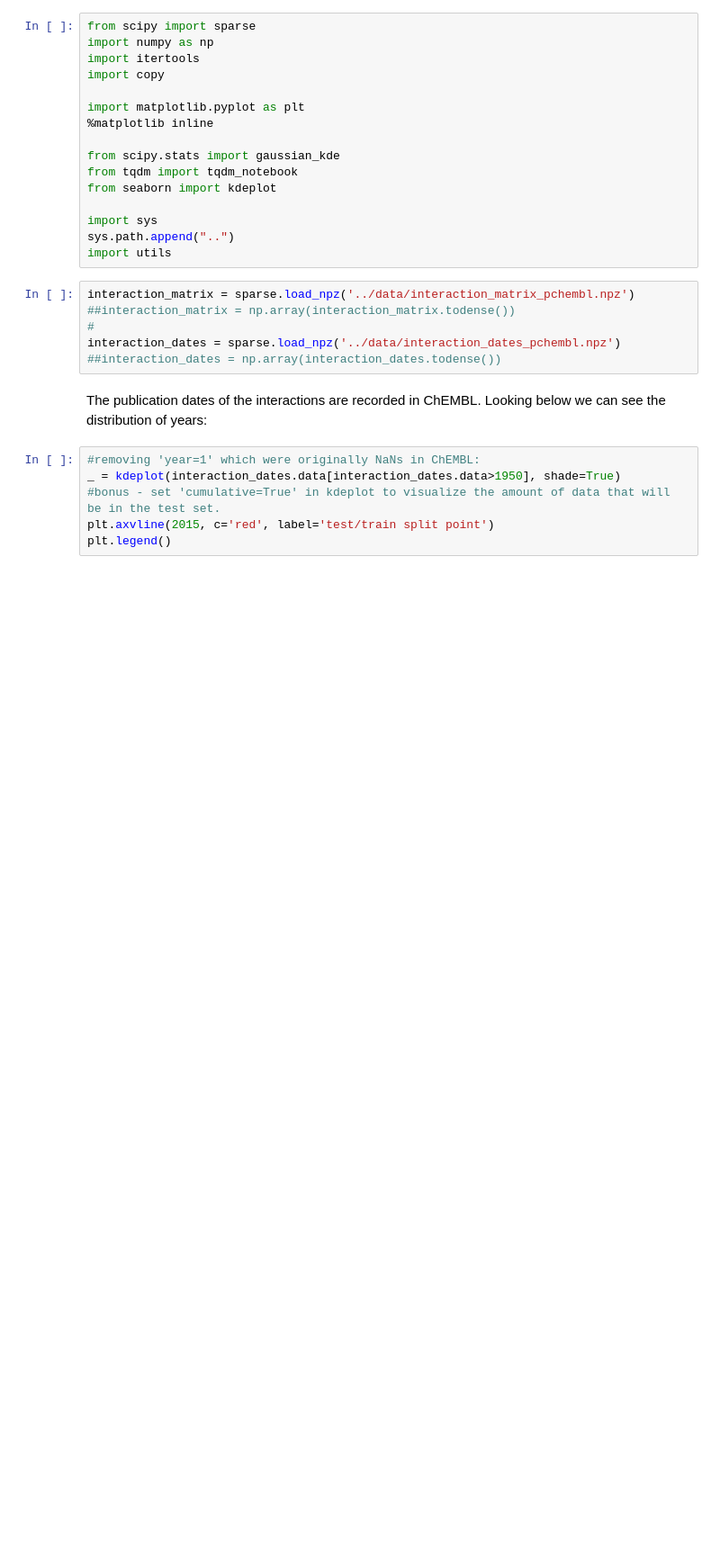
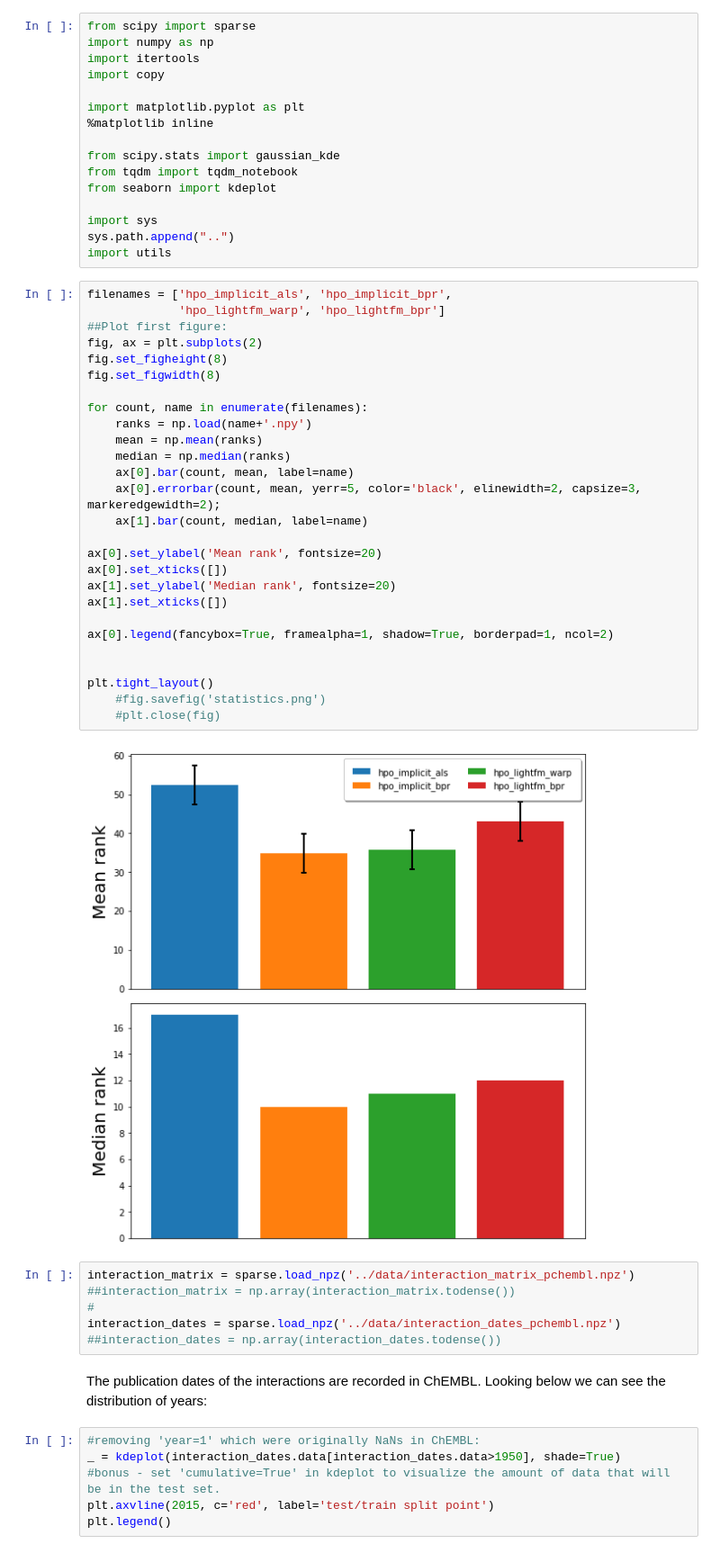
Before and after one commit to ljmartin/molrec, a Jupyter notebook: time_split/code_scrapbook.ipynb, the cells around one changed output. Shown at 90% size. Cells and saved outputs as stored; diff of their text form; blank space fills up the shorter version.

Commit message:
better figures

```diff
--- a/time_split/code_scrapbook.ipynb
+++ b/time_split/code_scrapbook.ipynb
@@ -14,6 +14,35 @@ from seaborn import kdeplot
 import sys
 sys.path.append("..")
 import utils
+# %%
+filenames = ['hpo_implicit_als', 'hpo_implicit_bpr',
+             'hpo_lightfm_warp', 'hpo_lightfm_bpr']
+##Plot first figure:
+fig, ax = plt.subplots(2)
+fig.set_figheight(8)
+fig.set_figwidth(8)
+
+for count, name in enumerate(filenames):
+    ranks = np.load(name+'.npy')
+    mean = np.mean(ranks)
+    median = np.median(ranks)
+    ax[0].bar(count, mean, label=name)
+    ax[0].errorbar(count, mean, yerr=5, color='black', elinewidth=2, capsize=3, markeredgewidth=2);
+    ax[1].bar(count, median, label=name)
+
+ax[0].set_ylabel('Mean rank', fontsize=20)
+ax[0].set_xticks([])
+ax[1].set_ylabel('Median rank', fontsize=20)
+ax[1].set_xticks([])
+
+ax[0].legend(fancybox=True, framealpha=1, shadow=True, borderpad=1, ncol=2)
+
+
+plt.tight_layout()
+    #fig.savefig('statistics.png')
+    #plt.close(fig)
+# %% [output]
+[figure, added]
 # %%
 interaction_matrix = sparse.load_npz('../data/interaction_matrix_pchembl.npz')
 ##interaction_matrix = np.array(interaction_matrix.todense())
```
Also changed, not shown: 12 other files.
